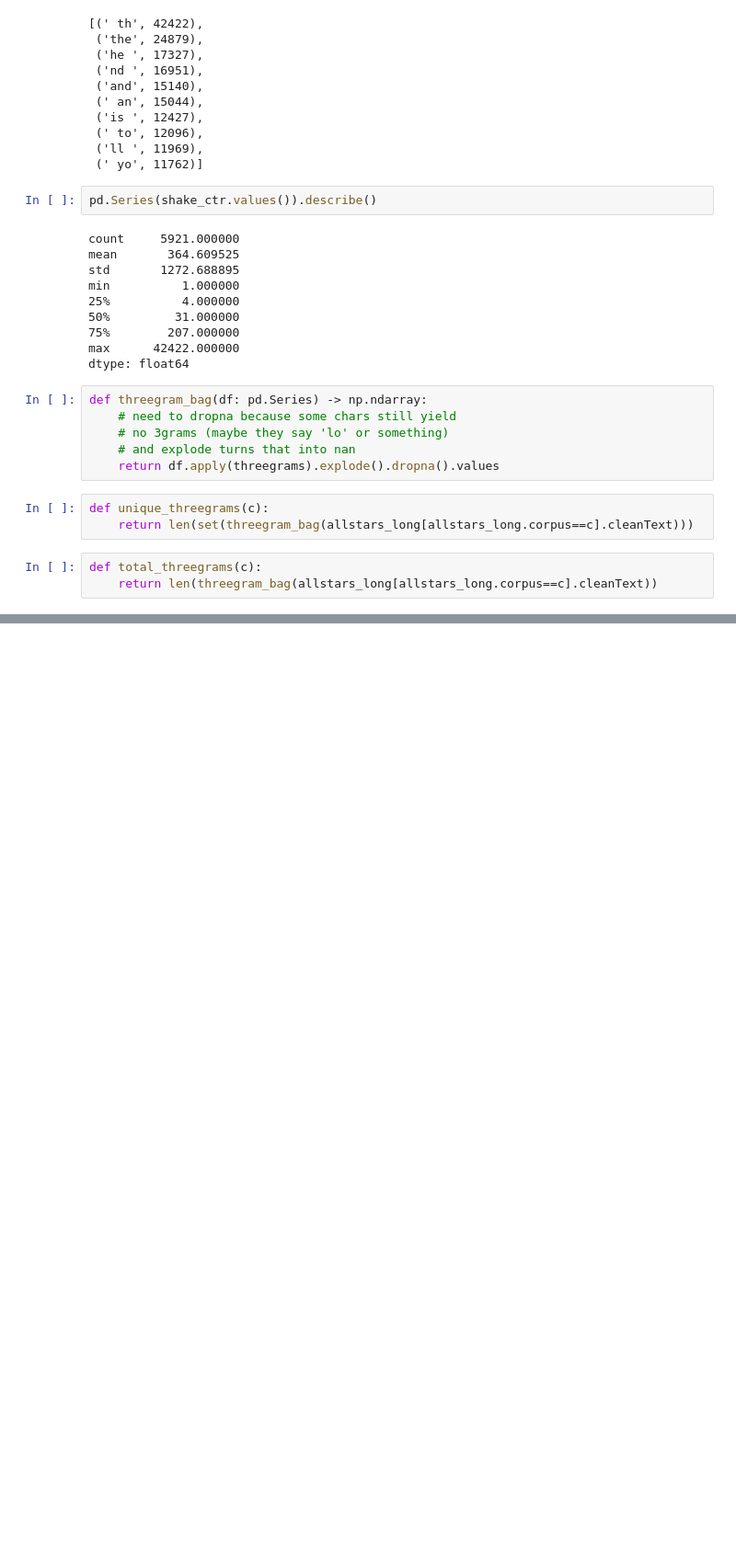
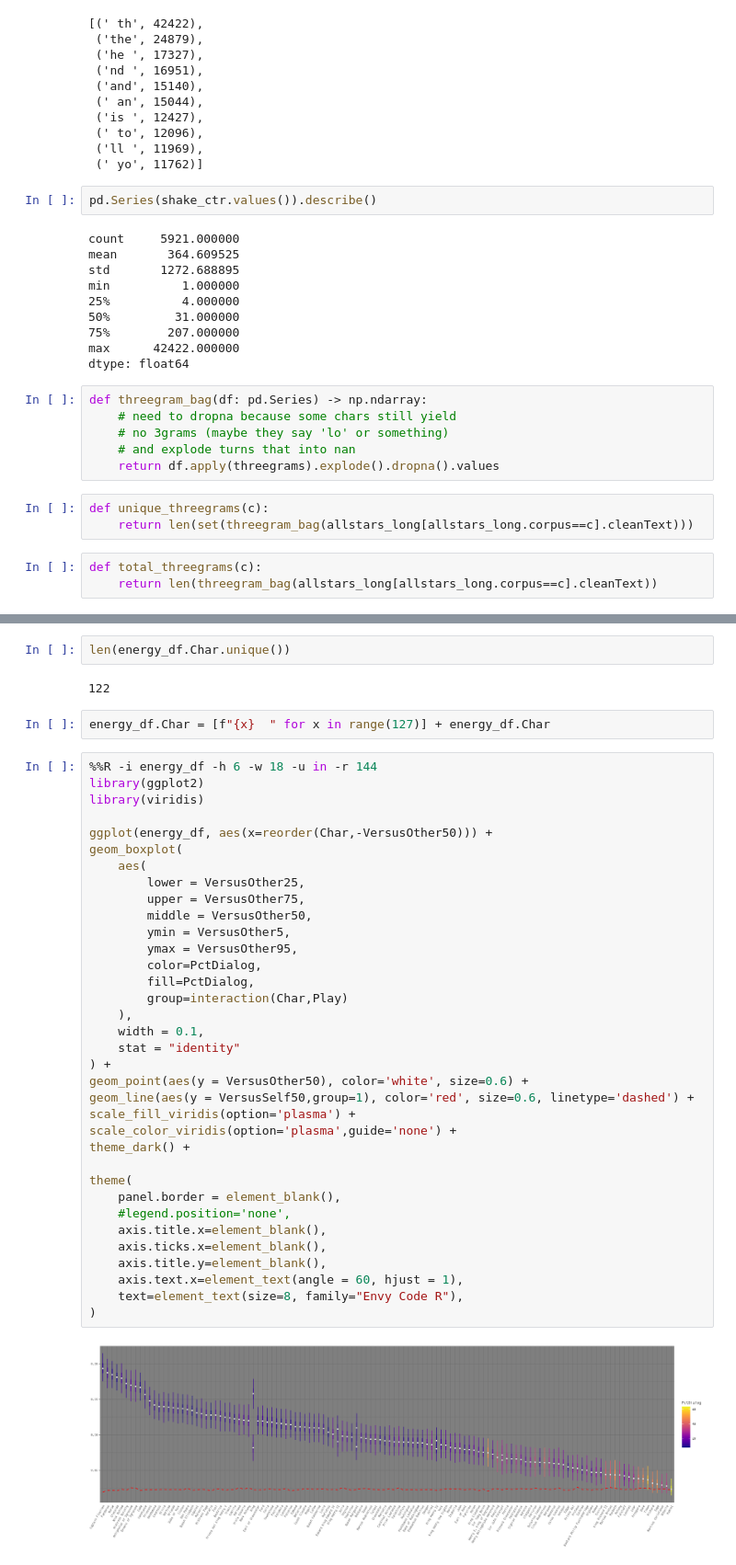
Before and after one commit to perechen/difs-character-voices, a Jupyter notebook: data/all_stars_clean.ipynb, the cells around one changed output, grey strips where cells are left out. Shown: that part at 92% size. Drawn from its saved outputs; the diff is of its cells as text; blank space fills up the shorter version.

```diff
--- a/data/all_stars_clean.ipynb
+++ b/data/all_stars_clean.ipynb
@@ -351,0 +501,43 @@ theme(
+# %%
+len(energy_df.Char.unique())
+# %% [output]
+122
+# %%
+energy_df.Char = [f"{x}  " for x in range(127)] + energy_df.Char
+# %%
+%%R -i energy_df -h 6 -w 18 -u in -r 144
+library(ggplot2)
+library(viridis)
+
+ggplot(energy_df, aes(x=reorder(Char,-VersusOther50))) +
+geom_boxplot(
+    aes(
+        lower = VersusOther25,
+        upper = VersusOther75,
+        middle = VersusOther50,
+        ymin = VersusOther5,
+        ymax = VersusOther95,
+        color=PctDialog,
+        fill=PctDialog,
+        group=interaction(Char,Play)
+    ),
+    width = 0.1,
+    stat = "identity"
+) +
+geom_point(aes(y = VersusOther50), color='white', size=0.6) +
+geom_line(aes(y = VersusSelf50,group=1), color='red', size=0.6, linetype='dashed') +
+scale_fill_viridis(option='plasma') +
+scale_color_viridis(option='plasma',guide='none') +
+theme_dark() +
+
+theme(
+    panel.border = element_blank(),
+    #legend.position='none',
+    axis.title.x=element_blank(),
+    axis.ticks.x=element_blank(),
+    axis.title.y=element_blank(),
+    axis.text.x=element_text(angle = 60, hjust = 1),
+    text=element_text(size=8, family="Envy Code R"),
+)
+# %% [output]
+[figure, added]
```
Also changed, not shown: parts of 17 cells of this notebook.
